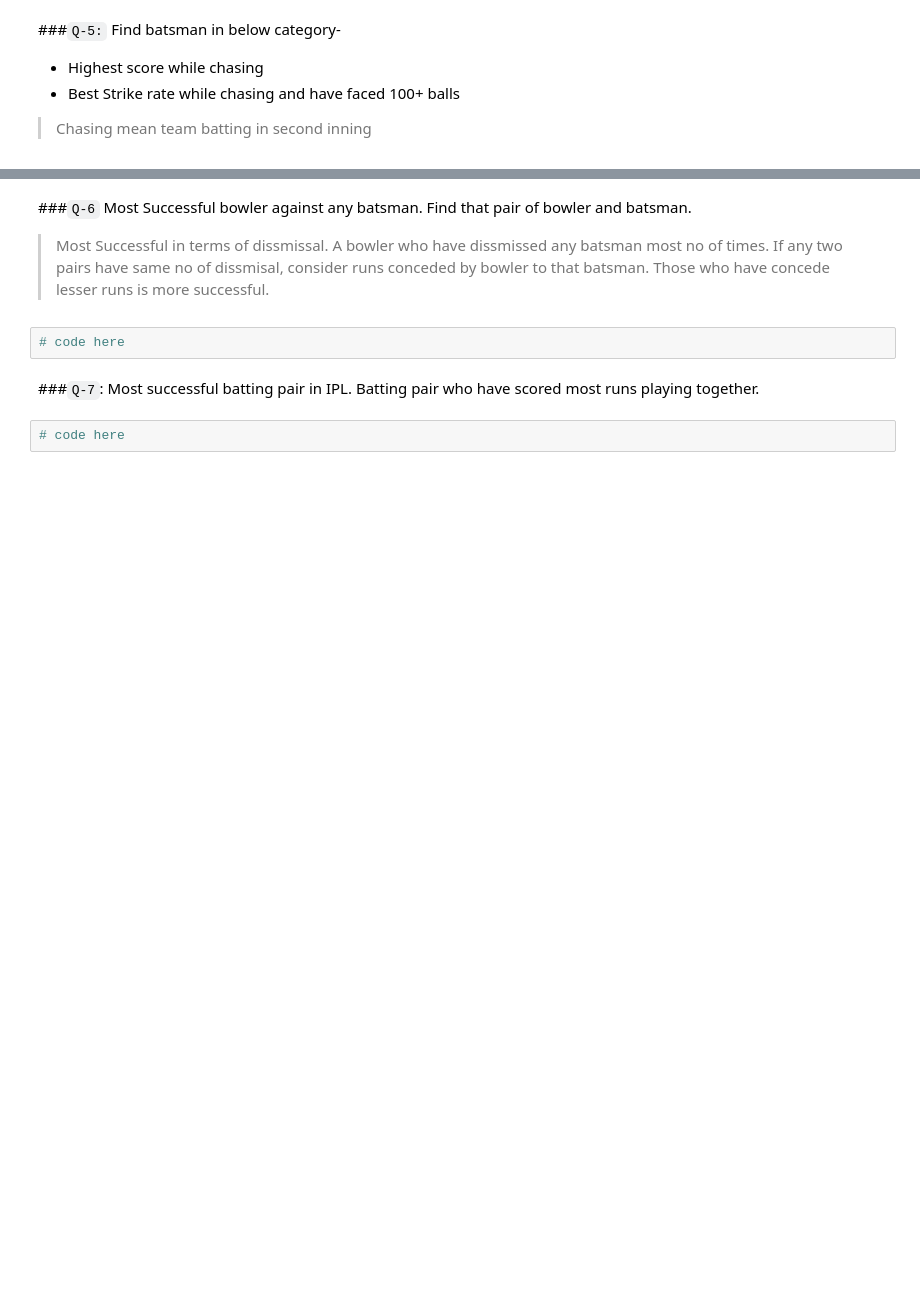
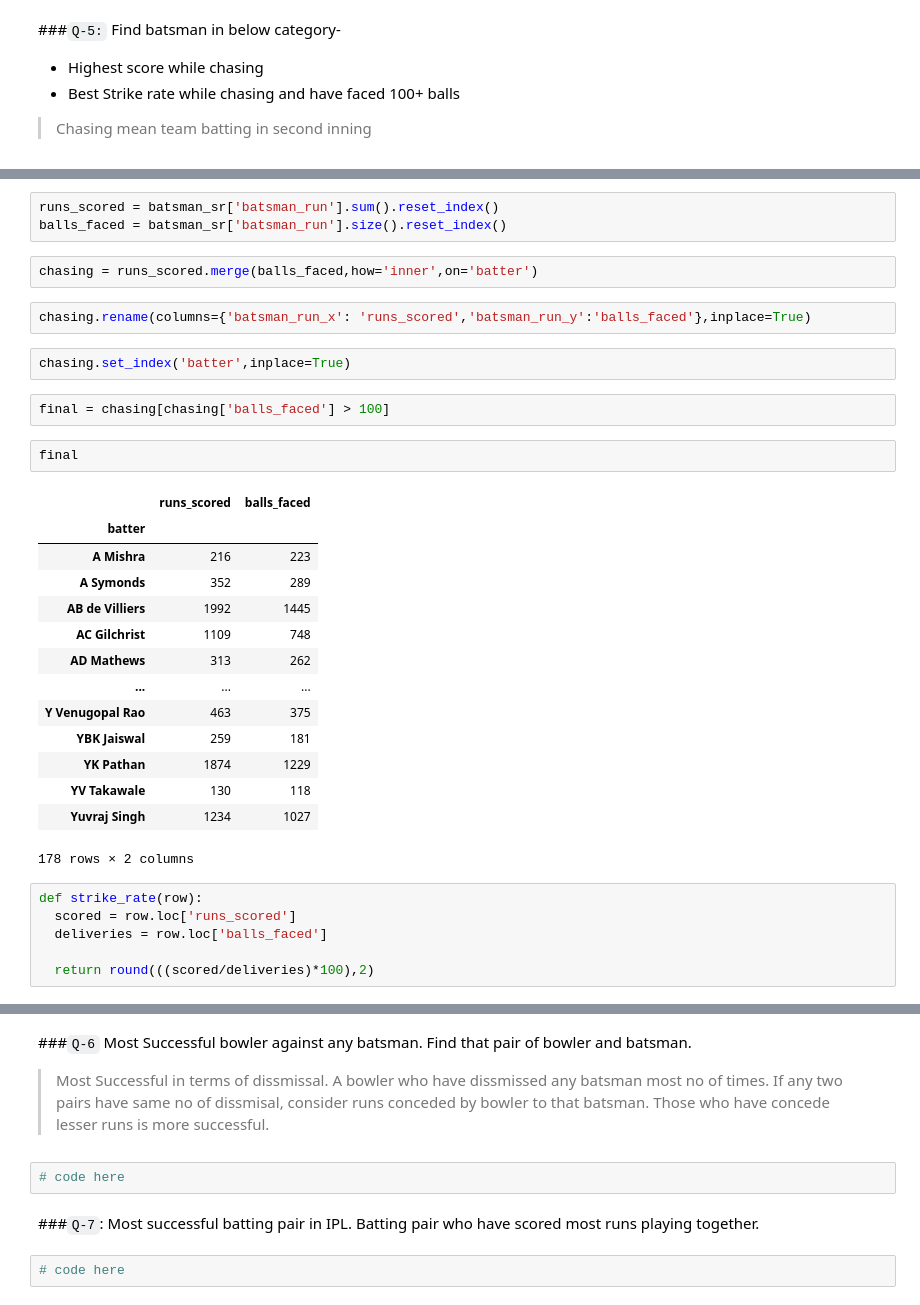
Before and after one commit to rishabhk1501/Data-Analytics-Tasks, a Jupyter notebook: session_19_tasks_soln.ipynb, the cells around one changed output, grey strips where cells are left out. Saved outputs shown, nothing was run; the diff lists cells and outputs as text; blank space fills up the shorter version.

```diff
--- a/session_19_tasks_soln.ipynb
+++ b/session_19_tasks_soln.ipynb
@@ -297,0 +381,34 @@ ball by ball dataset - https://drive.google.com/file/d/1-kvv_9KCSAFWcrhS9WgTxSrU
+# %%
+runs_scored = batsman_sr['batsman_run'].sum().reset_index()
+balls_faced = batsman_sr['batsman_run'].size().reset_index()
+# %%
+chasing = runs_scored.merge(balls_faced,how='inner',on='batter')
+# %%
+chasing.rename(columns={'batsman_run_x': 'runs_scored','batsman_run_y':'balls_faced'},inplace=True)
+# %%
+chasing.set_index('batter',inplace=True)
+# %%
+final = chasing[chasing['balls_faced'] > 100]
+# %%
+final
+# %% [output]
+|  | runs_scored | balls_faced |
+| batter |  |  |
+| A Mishra | 216 | 223 |
+| A Symonds | 352 | 289 |
+| AB de Villiers | 1992 | 1445 |
+| AC Gilchrist | 1109 | 748 |
+| AD Mathews | 313 | 262 |
+| ... | ... | ... |
+| Y Venugopal Rao | 463 | 375 |
+| YBK Jaiswal | 259 | 181 |
+| YK Pathan | 1874 | 1229 |
+| YV Takawale | 130 | 118 |
+| Yuvraj Singh | 1234 | 1027 |
+178 rows × 2 columns
+# %%
+def strike_rate(row):
+  scored = row.loc['runs_scored']
+  deliveries = row.loc['balls_faced']
+
+  return round(((scored/deliveries)*100),2)
```
Also changed, not shown: parts of 16 cells of this notebook.
